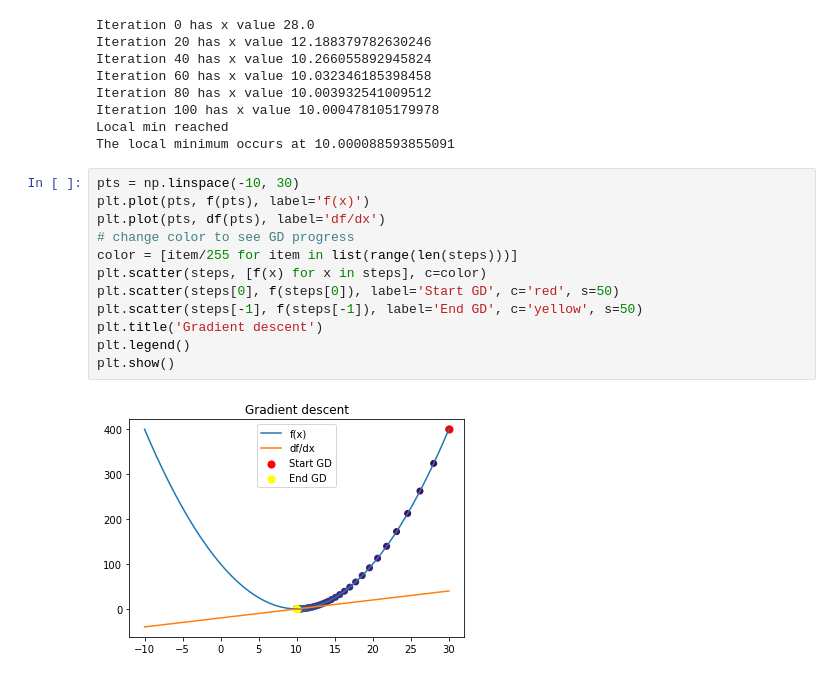
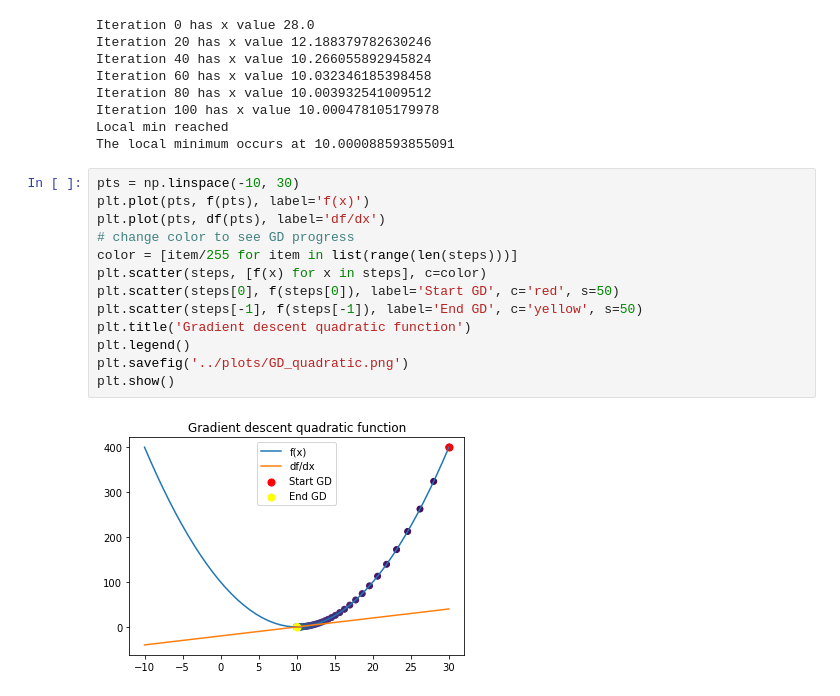
Before and after one commit to Apiquet/fcn_from_scratch, a Jupyter notebook: unknown_function/gradient_descent.ipynb, the cells around one changed output. Cells and saved outputs as stored; diff of their text form.

Commit message:
Save figures

```diff
--- a/unknown_function/gradient_descent.ipynb
+++ b/unknown_function/gradient_descent.ipynb
@@ -63,14 +63,15 @@ The local minimum occurs at 10.000088593855091
 # %%
 pts = np.linspace(-10, 30)
 plt.plot(pts, f(pts), label='f(x)')
 plt.plot(pts, df(pts), label='df/dx')
 # change color to see GD progress
 color = [item/255 for item in list(range(len(steps)))]
 plt.scatter(steps, [f(x) for x in steps], c=color)
 plt.scatter(steps[0], f(steps[0]), label='Start GD', c='red', s=50)
 plt.scatter(steps[-1], f(steps[-1]), label='End GD', c='yellow', s=50)
-plt.title('Gradient descent')
+plt.title('Gradient descent quadratic function')
 plt.legend()
+plt.savefig('../plots/GD_quadratic.png')
 plt.show()
 # %% [output]
-[figure, old version]
+[figure, new version]
```
Also changed, not shown: 5 other files.
